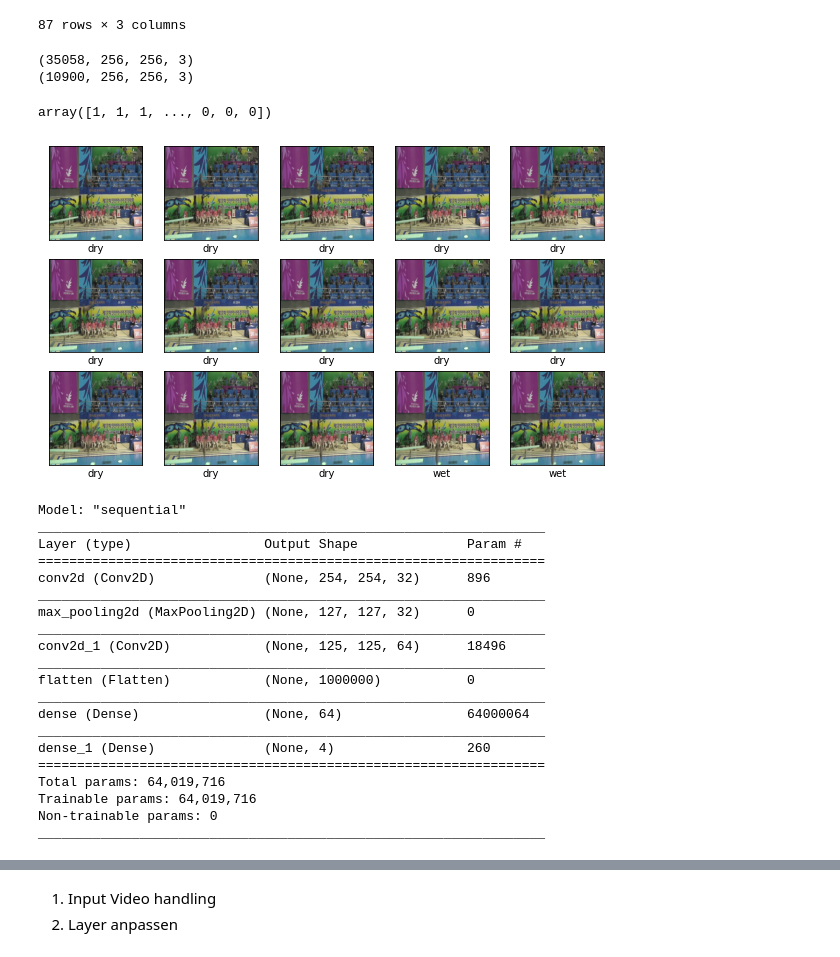
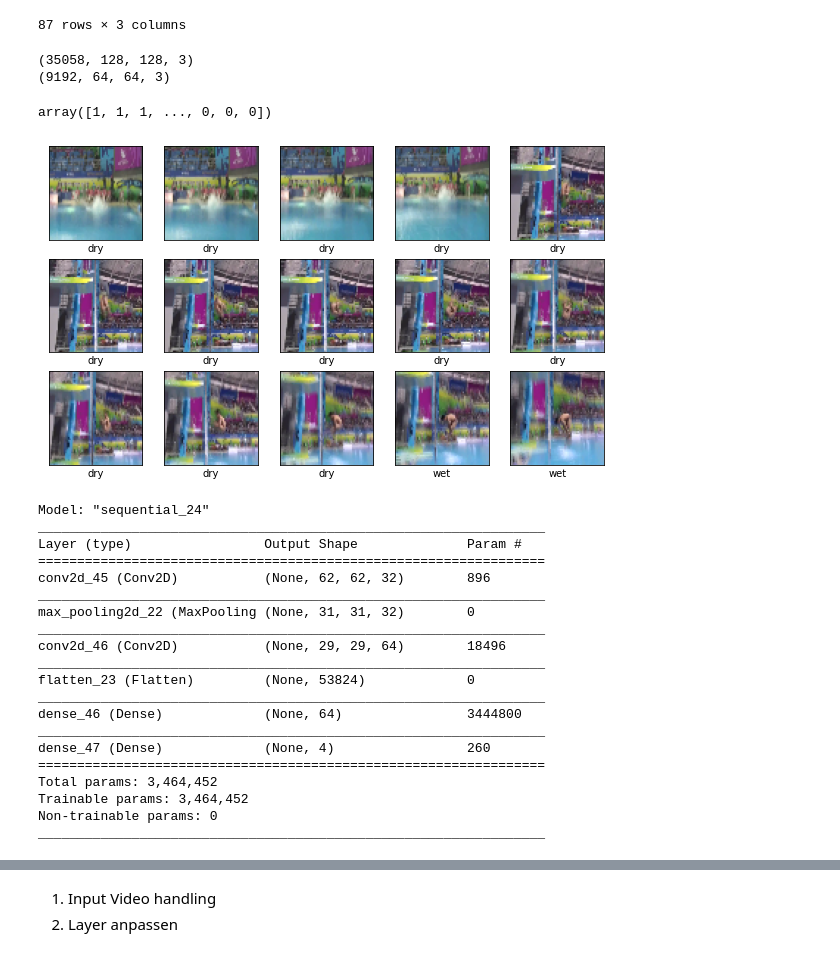
Before and after one commit to proohit/deep-learning-team6, a Jupyter notebook: 2a/preprocessing.ipynb, the cells around one changed output, grey strips where cells are left out. Saved outputs shown, nothing was run; the diff lists cells and outputs as text; code cells hidden in the pictures.

Commit message:
Added augmentation, size, normalization

```diff
--- a/2a/preprocessing.ipynb
+++ b/2a/preprocessing.ipynb
@@ -125,63 +145,71 @@ test_frames, test_labels, augmented_test_frames, augmented_test_labels = get_fra
 # %%
 import tensorflow as tf
 import numpy as np
 import matplotlib.pyplot as plt
+from sklearn.model_selection import train_test_split
 
-train_images = np.array(training_frames)
-train_labels = np.array(training_labels)
+training_frames = training_frames + augmented_training_frames
+training_labels = training_labels + augmented_training_labels
+
+test_frames = test_frames + augmented_test_frames
+test_labels = test_labels + augmented_test_labels
+
+x_train, x_validation, y_train, y_validation = train_test_split(np.array(training_frames), np.array(training_labels), test_size=0.33, random_state=42)
 test_images = np.array(test_frames)
 test_labels = np.array(test_labels)
 
 print(train_images.shape)
 print(test_images.shape)
 display(train_labels)
 plt.figure(figsize=(10,10))
 first_image = 50
 last_image = 65
 for i in range(first_image, last_image):
     plt.subplot(5,5,i-first_image+1)
     plt.xticks([])
     plt.yticks([])
     plt.grid(False)
-    plt.imshow(train_images[i], cmap=plt.cm.binary)
+    plt.imshow(augmented_training_frames[i], cmap=plt.cm.binary)
     # The CIFAR labels happen to be arrays,
     # which is why you need the extra index
     plt.xlabel(class_names[train_labels[i]])
 plt.show()
 # %% [output]
-(35058, 256, 256, 3)
-(10900, 256, 256, 3)
+(35058, 128, 128, 3)
+(9192, 64, 64, 3)
 array([1, 1, 1, ..., 0, 0, 0])
-[figure, old version]
+[figure, new version]
 # %%
 from tensorflow.keras import layers, models, regularizers
+
 model = models.Sequential()
-model.add(layers.Conv2D(32, (3, 3), activation='relu', input_shape=(256,256, 3)))
+model.add(layers.Conv2D(32, (3, 3), activation='relu', input_shape=(64,64, 3)))
 model.add(layers.MaxPooling2D((2, 2)))
 model.add(layers.Conv2D(64, (3, 3), activation='relu'))
+# model.add(layers.Flatten(input_shape=(128,128)))
 model.add(layers.Flatten())
 model.add(layers.Dense(64, activation='relu'))
 model.add(layers.Dense(4))
 model.summary()
 # %% [output]
-Model: "sequential"
+Model: "sequential_24"
 _________________________________________________________________
 Layer (type)                 Output Shape              Param #
 =================================================================
-conv2d (Conv2D)              (None, 254, 254, 32)      896
+conv2d_45 (Conv2D)           (None, 62, 62, 32)        896
 _________________________________________________________________
-max_pooling2d (MaxPooling2D) (None, 127, 127, 32)      0
+max_pooling2d_22 (MaxPooling (None, 31, 31, 32)        0
 _________________________________________________________________
-conv2d_1 (Conv2D)            (None, 125, 125, 64)      18496
+conv2d_46 (Conv2D)           (None, 29, 29, 64)        18496
 _________________________________________________________________
-flatten (Flatten)            (None, 1000000)           0
+flatten_23 (Flatten)         (None, 53824)             0
 _________________________________________________________________
-dense (Dense)                (None, 64)                64000064
+dense_46 (Dense)             (None, 64)                3444800
 _________________________________________________________________
-dense_1 (Dense)              (None, 4)                 260
+dense_47 (Dense)             (None, 4)                 260
 =================================================================
-Total params: 64,019,716
-Trainable params: 64,019,716
+Total params: 3,464,452
+Trainable params: 3,464,452
 Non-trainable params: 0
 _________________________________________________________________
 # %%
```
Also changed, not shown: parts of 3 cells of this notebook.
